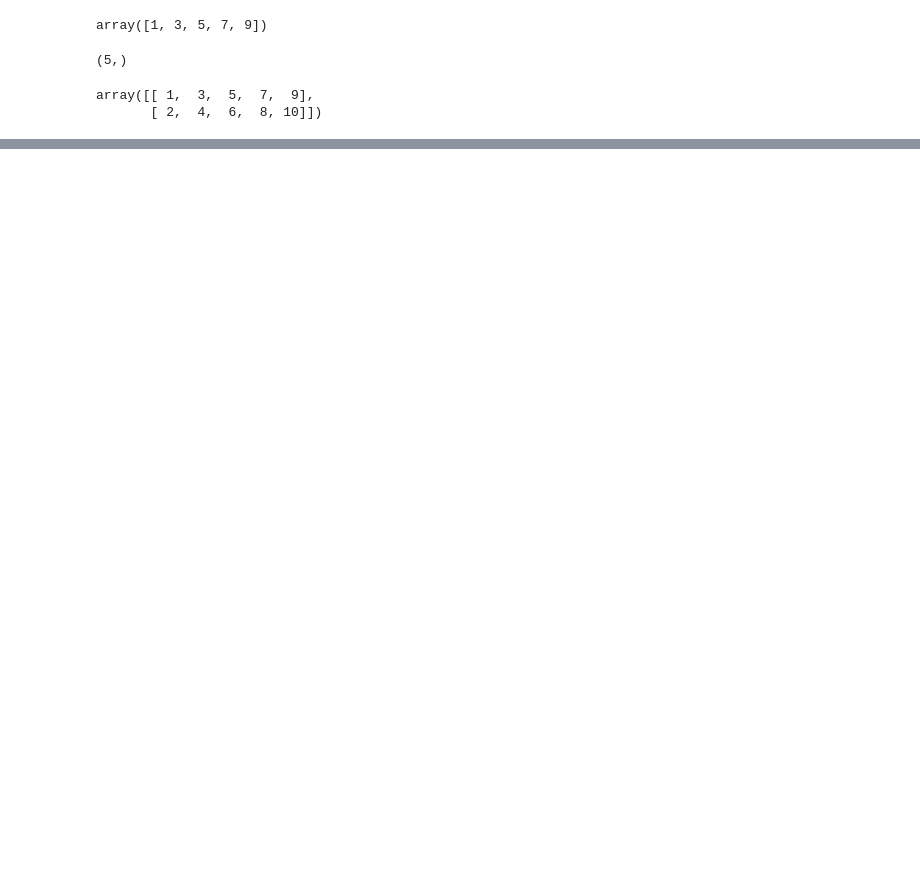
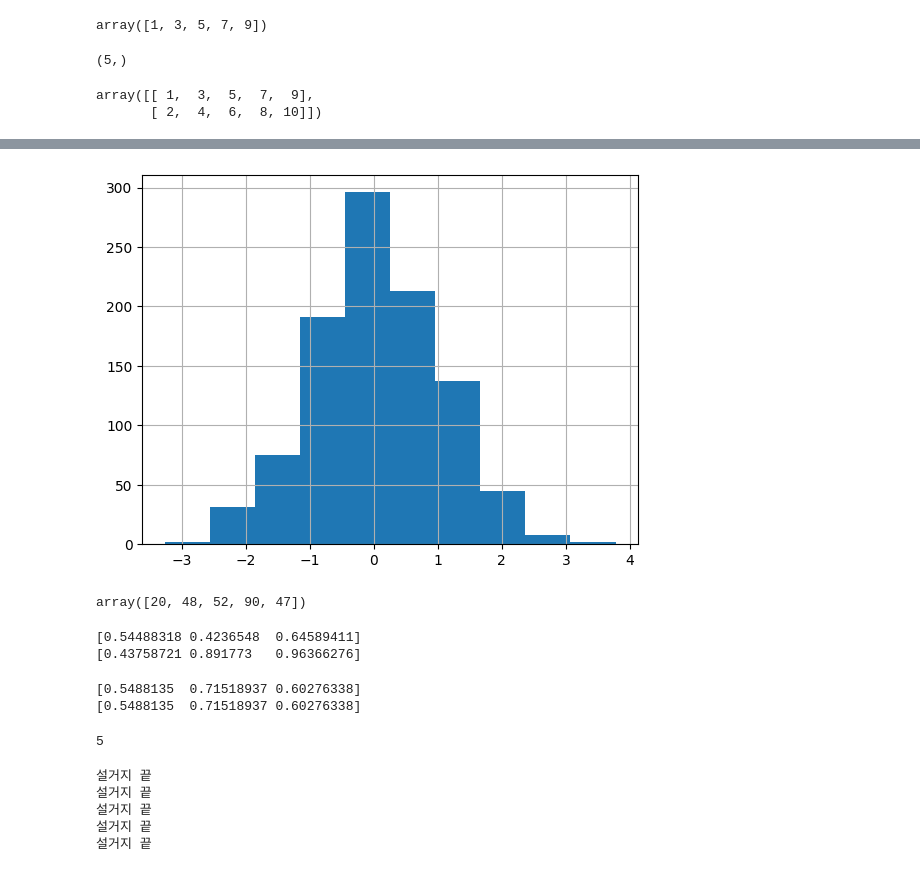
Before and after one commit to doosanpark/BootExample, a Jupyter notebook: NumpyBasicGrammar.ipynb, the cells around one changed output, grey strips where cells are left out. Drawn from its saved outputs; the diff is of its cells as text; code cells hidden in the pictures; blank space fills up the shorter version.

```diff
--- a/NumpyBasicGrammar.ipynb
+++ b/NumpyBasicGrammar.ipynb
@@ -19,0 +67,39 @@ array([[ 1,  3,  5,  7,  9],
+# %%
+rn1000 = np.random.normal(0, 1, 1000)
+plt.hist(rn1000)
+plt.grid()
+# %% [output]
+[figure, added]
+# %%
+ni = np.random.randint(1, 100, 5)
+ni
+# %% [output]
+array([20, 48, 52, 90, 47])
+# %%
+print(np.random.rand(3))
+print(np.random.rand(3))
+# %% [output]
+[0.54488318 0.4236548  0.64589411]
+[0.43758721 0.891773   0.96366276]
+# %%
+np.random.seed(0)
+print(np.random.rand(3))
+np.random.seed(0)
+print(np.random.rand(3))
+# %% [output]
+[0.5488135  0.71518937 0.60276338]
+[0.5488135  0.71518937 0.60276338]
+# %%
+five = [1,2,3,4,5]
+len(five)
+# %% [output]
+5
+# %%
+for i in five:
+  print("설거지 끝")
+# %% [output]
+설거지 끝
+설거지 끝
+설거지 끝
+설거지 끝
+설거지 끝
```
Also changed, not shown: parts of 17 cells of this notebook.
